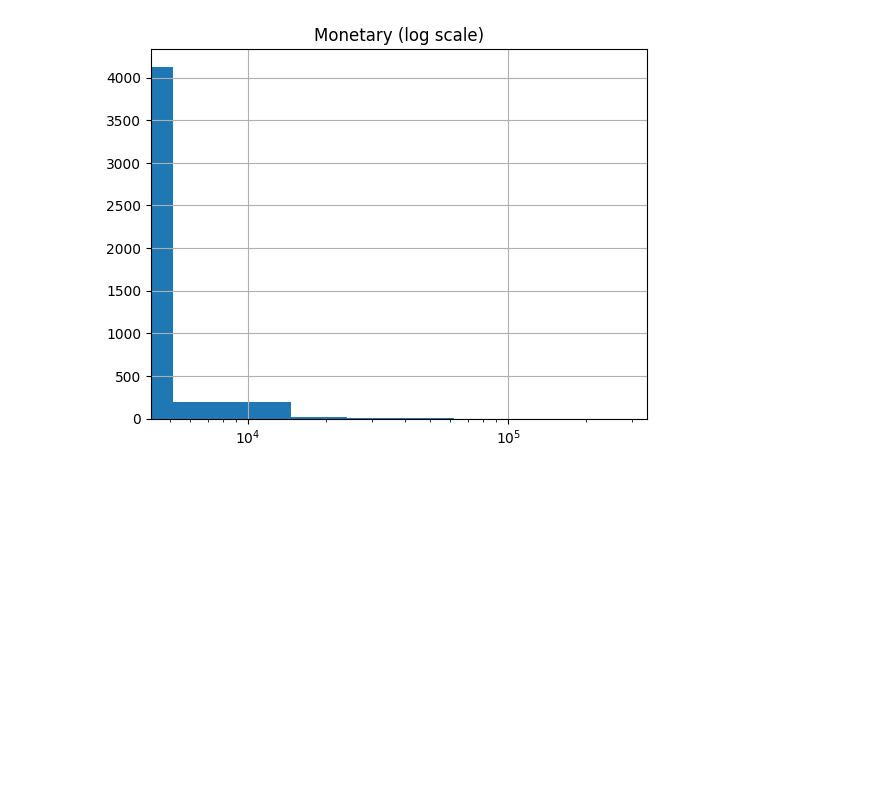
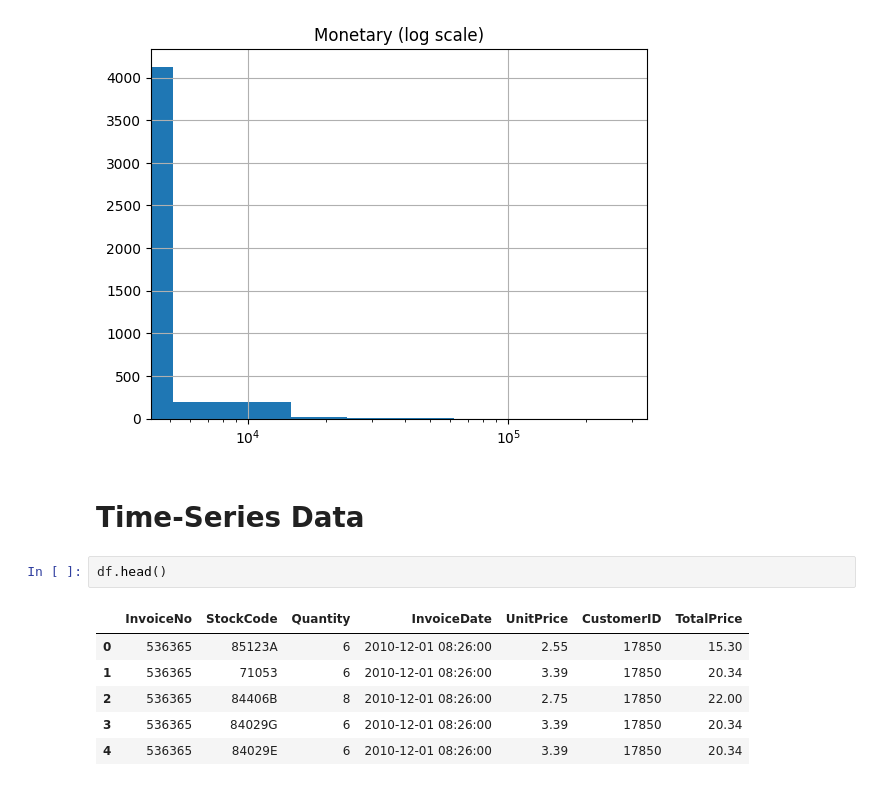
Before and after one commit to Break-Through-Tech/witOmni-1A-ai-powered-customer-intelligence-for-smarter-marketing, a Jupyter notebook: notebooks/witOmni_1A.ipynb, the cells around one changed output. Cells and saved outputs as stored; diff of their text form; blank space fills up the shorter version.

```diff
--- a/notebooks/witOmni_1A.ipynb
+++ b/notebooks/witOmni_1A.ipynb
@@ -579,3 +580,14 @@ plt.title('Monetary (log scale)')
 plt.show()
 # %% [output]
 [figure]
+# %% [markdown]
+# Time-Series Data
+# %%
+df.head()
+# %% [output]
+|  | InvoiceNo | StockCode | Quantity | InvoiceDate | UnitPrice | CustomerID | TotalPrice |
+| 0 | 536365 | 85123A | 6 | 2010-12-01 08:26:00 | 2.55 | 17850 | 15.30 |
+| 1 | 536365 | 71053 | 6 | 2010-12-01 08:26:00 | 3.39 | 17850 | 20.34 |
+| 2 | 536365 | 84406B | 8 | 2010-12-01 08:26:00 | 2.75 | 17850 | 22.00 |
+| 3 | 536365 | 84029G | 6 | 2010-12-01 08:26:00 | 3.39 | 17850 | 20.34 |
+| 4 | 536365 | 84029E | 6 | 2010-12-01 08:26:00 | 3.39 | 17850 | 20.34 |
```
Also changed, not shown: parts of 11 cells of this notebook.
